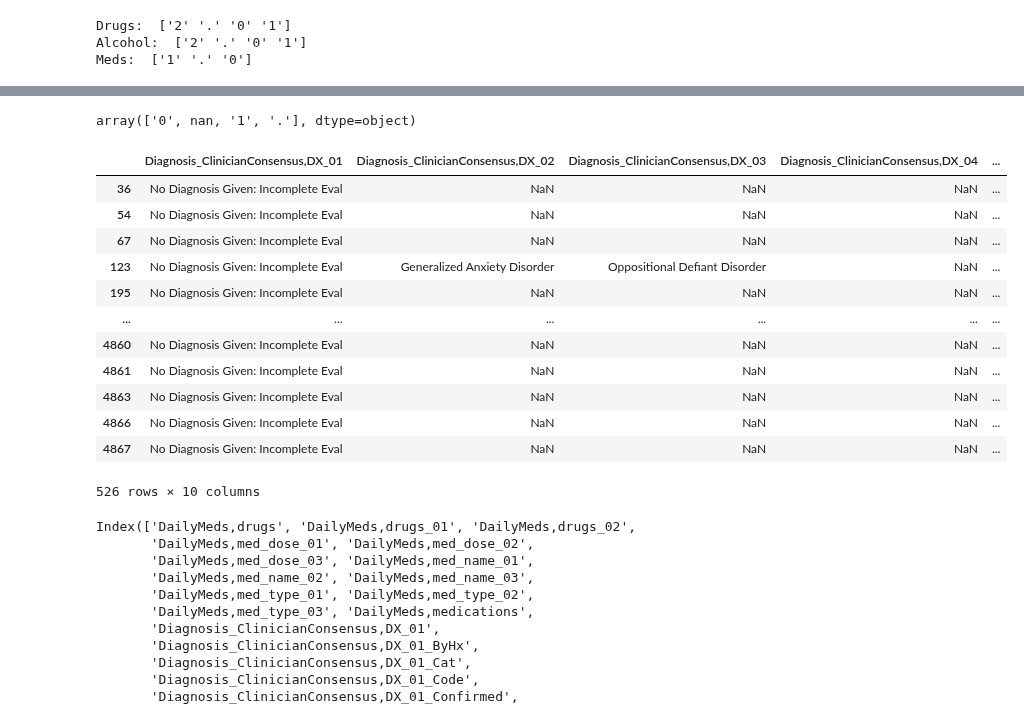
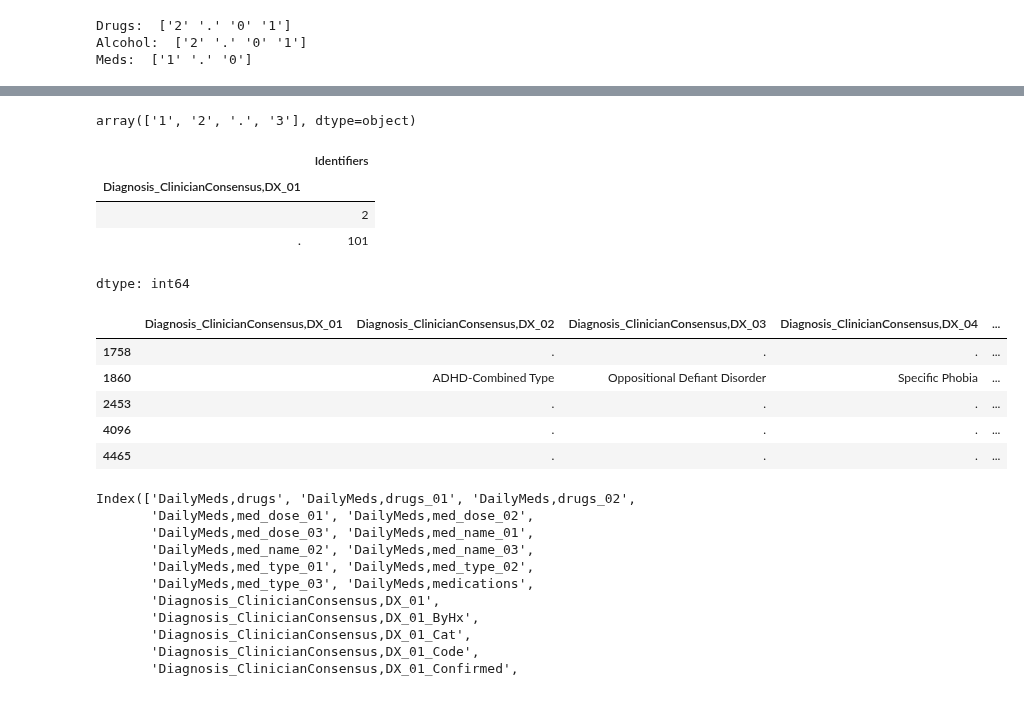
Before and after one commit to cristinarainich/Child-Mind-Institute-Project, a Jupyter notebook: Pheno_data_finalquery.ipynb, the cells around one changed output, grey strips where cells are left out. Drawn from its saved outputs; the diff is of its cells as text; code cells hidden in the pictures.

```diff
--- a/Pheno_data_finalquery.ipynb
+++ b/Pheno_data_finalquery.ipynb
@@ -294,6 +294,7 @@ Alcohol:  ['2' '.' '0' '1']
 Meds:  ['1' '.' '0']
 # %%
 # Diagnosis_ClinicianConsensus
+data['Diagnosis_ClinicianConsensus,NoDX'] = data['Diagnosis_ClinicianConsensus,NoDX'].fillna('.')
 data['Diagnosis_ClinicianConsensus,DX_01'] = data['Diagnosis_ClinicianConsensus,DX_01'].fillna('.') # have ' ' and '.'
 data['Diagnosis_ClinicianConsensus,DX_02'] = data['Diagnosis_ClinicianConsensus,DX_02'].fillna('.') # have nan, '.', and ' '
 data['Diagnosis_ClinicianConsensus,DX_03'] = data['Diagnosis_ClinicianConsensus,DX_03'].fillna('.') # have nan, '.', and ' '
@@ -306,3 +307,6 @@ data['Diagnosis_ClinicianConsensus,DX_09'] = data['Diagnosis_ClinicianConsensus,
 data['Diagnosis_ClinicianConsensus,DX_10'] = data['Diagnosis_ClinicianConsensus,DX_10'].fillna('.') # have nan, and '.'
 
 # DX_01: have 5 ' ' entries - 2 of those contain diagnosis in other fields, 101 '.' entries, 373 No Diagnosis Given, 526 No Diagnosis Given: Incomplete Eval
+# All the people who dropped out of the study, do have a status 'No Diagnosis Given: Incomplete Eval' - 526 people
+print('The values for whether the diagnosis is given or not:', data['Diagnosis_ClinicianConsensus,NoDX'].unique()) # 1 No Diagnosis Given (Control), 2 Yes, 3 Dropped out of the study, '.' remaining a mystery
+data[data['Diagnosis_ClinicianConsensus,NoDX'] == '3'].groupby(['Diagnosis_ClinicianConsensus,DX_01'])['Identifiers'].count() # we will exclude them in the exclusion section
@@ -324,29 +585,31 @@ data['Diagnosis_ClinicianConsensus,DX_10'] = data['Diagnosis_ClinicianConsensus,
-# %%
-data['Diagnosis_ClinicianConsensus,DX_01_ByHx'].unique()
-# %% [output]
-array(['0', nan, '1', '.'], dtype=object)
+# %%
+data['Diagnosis_ClinicianConsensus,NoDX'].unique() # 1 No, 2 Yes, 3 Dropped out of the study
+# %% [output]
+array(['1', '2', '.', '3'], dtype=object)
+# %%
+data[data['Diagnosis_ClinicianConsensus,NoDX'] == '.'].groupby([
+    'Diagnosis_ClinicianConsensus,DX_01'])['Identifiers'].count()
+# %% [output]
+|  | Identifiers |
+| Diagnosis_ClinicianConsensus,DX_01 |  |
+|  | 2 |
+| . | 101 |
+dtype: int64
 # %%
-data[data['Diagnosis_ClinicianConsensus,DX_01'] == 'No Diagnosis Given: Incomplete Eval'][[
+data[data['Diagnosis_ClinicianConsensus,DX_01'] == ' '][[
     'Diagnosis_ClinicianConsensus,DX_01', 'Diagnosis_ClinicianConsensus,DX_02',
     'Diagnosis_ClinicianConsensus,DX_03', 'Diagnosis_ClinicianConsensus,DX_04',
     'Diagnosis_ClinicianConsensus,DX_05', 'Diagnosis_ClinicianConsensus,DX_06',
     'Diagnosis_ClinicianConsensus,DX_07', 'Diagnosis_ClinicianConsensus,DX_08',
     'Diagnosis_ClinicianConsensus,DX_09', 'Diagnosis_ClinicianConsensus,DX_10'
 ]]
 # %% [output]
 |  | Diagnosis_ClinicianConsensus,DX_01 | Diagnosis_ClinicianConsensus,DX_02 | Diagnosis_ClinicianConsensus,DX_03 | Diagnosis_ClinicianConsensus,DX_04 | ... |
-| 36 | No Diagnosis Given: Incomplete Eval | NaN | NaN | NaN | ... |
-| 54 | No Diagnosis Given: Incomplete Eval | NaN | NaN | NaN | ... |
-| 67 | No Diagnosis Given: Incomplete Eval | NaN | NaN | NaN | ... |
-| 123 | No Diagnosis Given: Incomplete Eval | Generalized Anxiety Disorder | Oppositional Defiant Disorder | NaN | ... |
-| 195 | No Diagnosis Given: Incomplete Eval | NaN | NaN | NaN | ... |
-| ... | ... | ... | ... | ... | ... |
-| 4860 | No Diagnosis Given: Incomplete Eval | NaN | NaN | NaN | ... |
-| 4861 | No Diagnosis Given: Incomplete Eval | NaN | NaN | NaN | ... |
-| 4863 | No Diagnosis Given: Incomplete Eval | NaN | NaN | NaN | ... |
-| 4866 | No Diagnosis Given: Incomplete Eval | NaN | NaN | NaN | ... |
-| 4867 | No Diagnosis Given: Incomplete Eval | NaN | NaN | NaN | ... |
+| 1758 |  | . | . | . | ... |
+| 1860 |  | ADHD-Combined Type | Oppositional Defiant Disorder | Specific Phobia | ... |
+| 2453 |  | . | . | . | ... |
+| 4096 |  | . | . | . | ... |
+| 4465 |  | . | . | . | ... |
-526 rows × 10 columns
 # %%
 data.columns[180:250]
 # %% [output]
```
Also changed, not shown: parts of 11 cells of this notebook.
